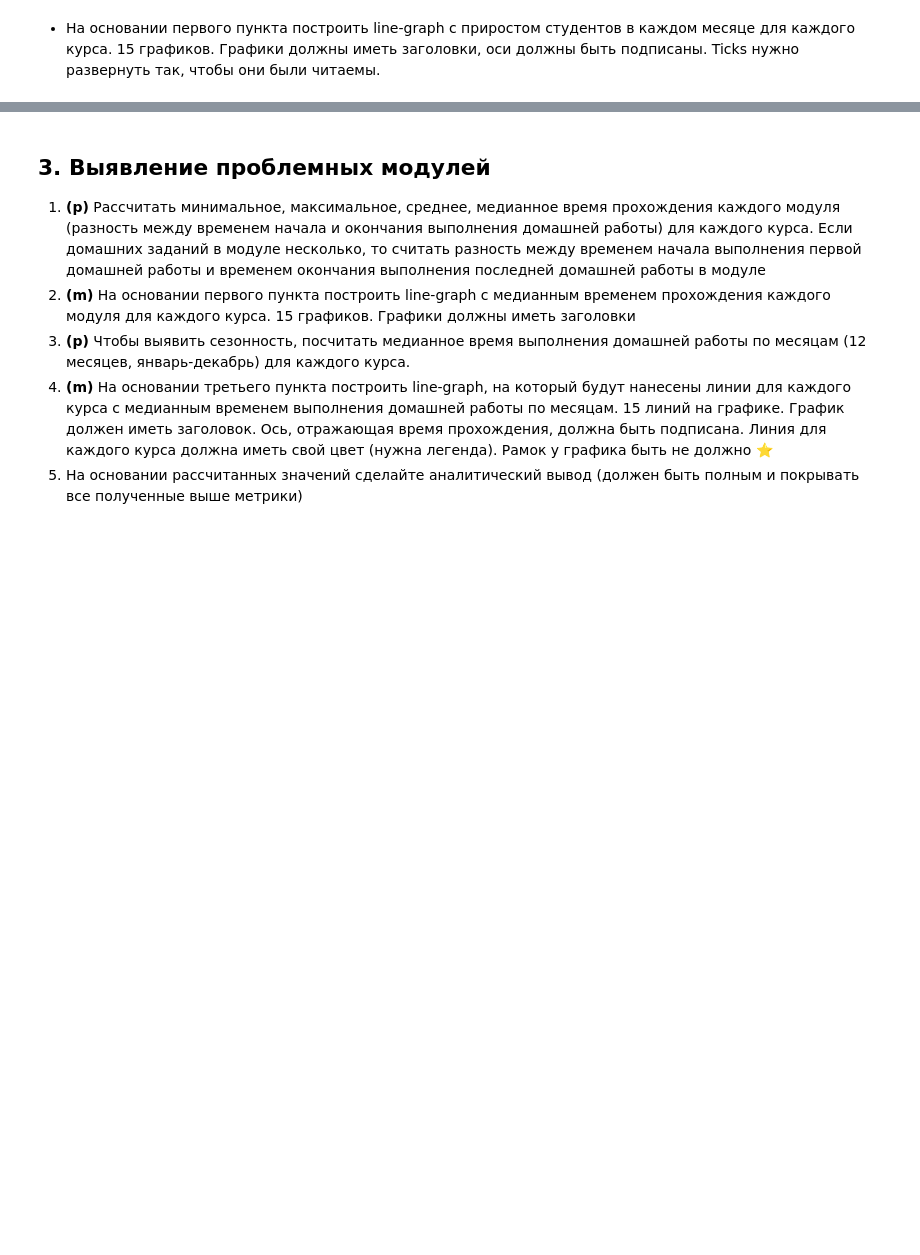
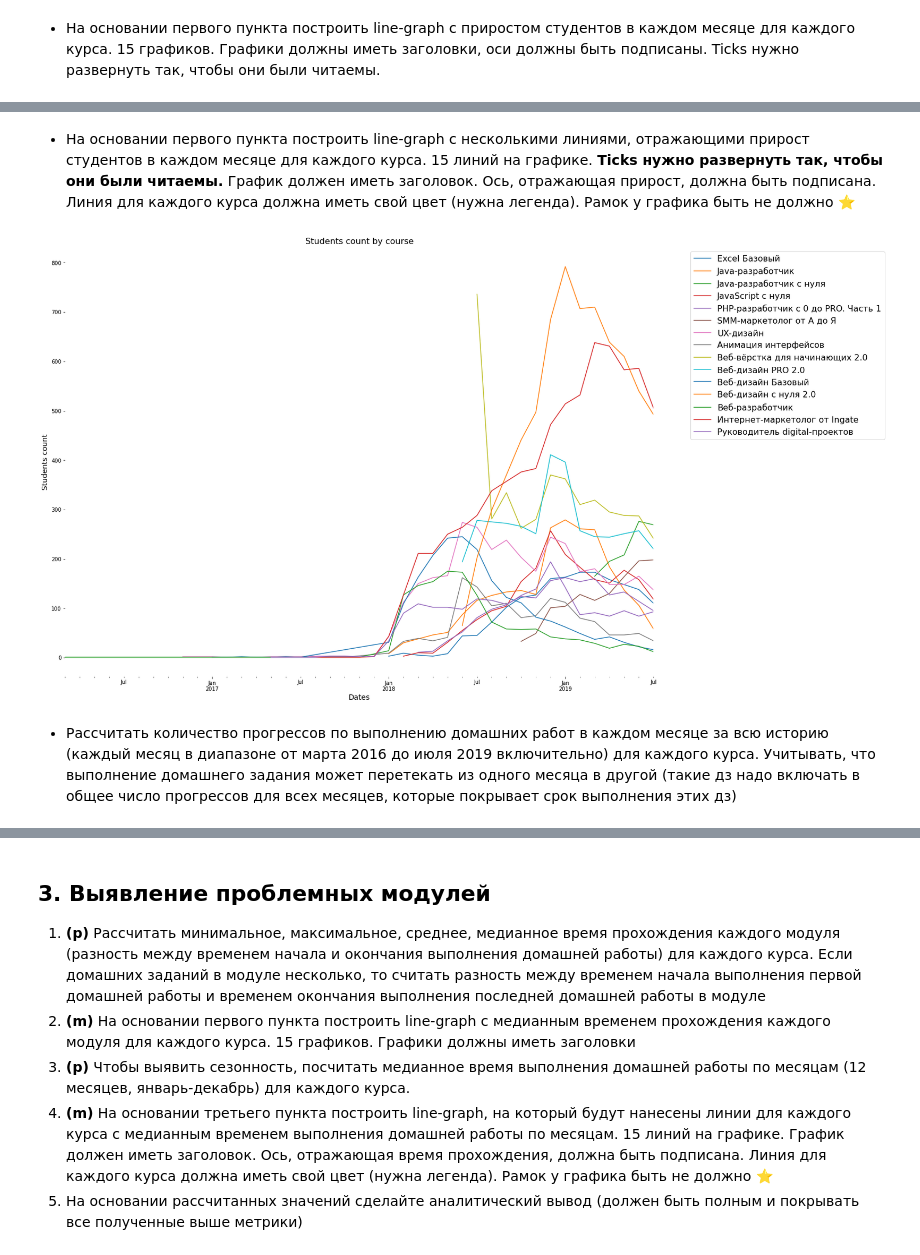
Before and after one commit to vegorovmsk/skillbox_ds_analytics_project_1, a Jupyter notebook: Coursework_analytics_1.ipynb, the cells around one changed output, grey strips where cells are left out. Saved outputs shown, nothing was run; the diff lists cells and outputs as text; code cells hidden in the pictures; blank space fills up the shorter version.

```diff
--- a/Coursework_analytics_1.ipynb
+++ b/Coursework_analytics_1.ipynb
@@ -654,0 +657,27 @@ plt.show()
+# %% [markdown]
+* На основании первого пункта построить line-graph с несколькими линиями, отражающими прирост студентов в каждом месяце для каждого курса. 15 линий на графике. **Ticks нужно развернуть так, чтобы они были читаемы.** График должен иметь заголовок. Ось, отражающая прирост, должна быть подписана. Линия для каждого курса должна иметь свой цвет (нужна легенда). Рамок у графика быть не должно ⭐
+# %%
+fig, ax = plt.subplots(figsize=(20, 15))
+
+for t in grouped_monthes_df.title.unique():
+    temp_df = grouped_monthes_df[grouped_monthes_df.title.eq(t)]\
+                .dropna()\
+                .sort_values(by='start_date')
+    ax.set_title('Students count by course', fontsize=16)
+
+#     plt.tight_layout()
+
+    temp_df.plot.line(x='start_date', y='students_count', ax=ax, label=t)
+
+    ax.set_xlabel('Dates', fontsize=14)
+    ax.set_ylabel('Students count', fontsize=14)
+
+
+ax.legend(fontsize=16, loc=1, bbox_to_anchor=(1.4, 1))
+sns.despine(left=True, bottom=True)
+
+plt.show()
+# %% [output]
+[figure, added]
+# %% [markdown]
+* Рассчитать количество прогрессов по выполнению домашних работ в каждом месяце за всю историю (каждый месяц в диапазоне от марта 2016 до июля 2019 включительно) для каждого курса. Учитывать, что выполнение домашнего задания может перетекать из одного месяца в другой (такие дз надо включать в общее число прогрессов для всех месяцев, которые покрывает срок выполнения этих дз)
```
Also changed, not shown: parts of 4 cells of this notebook.
